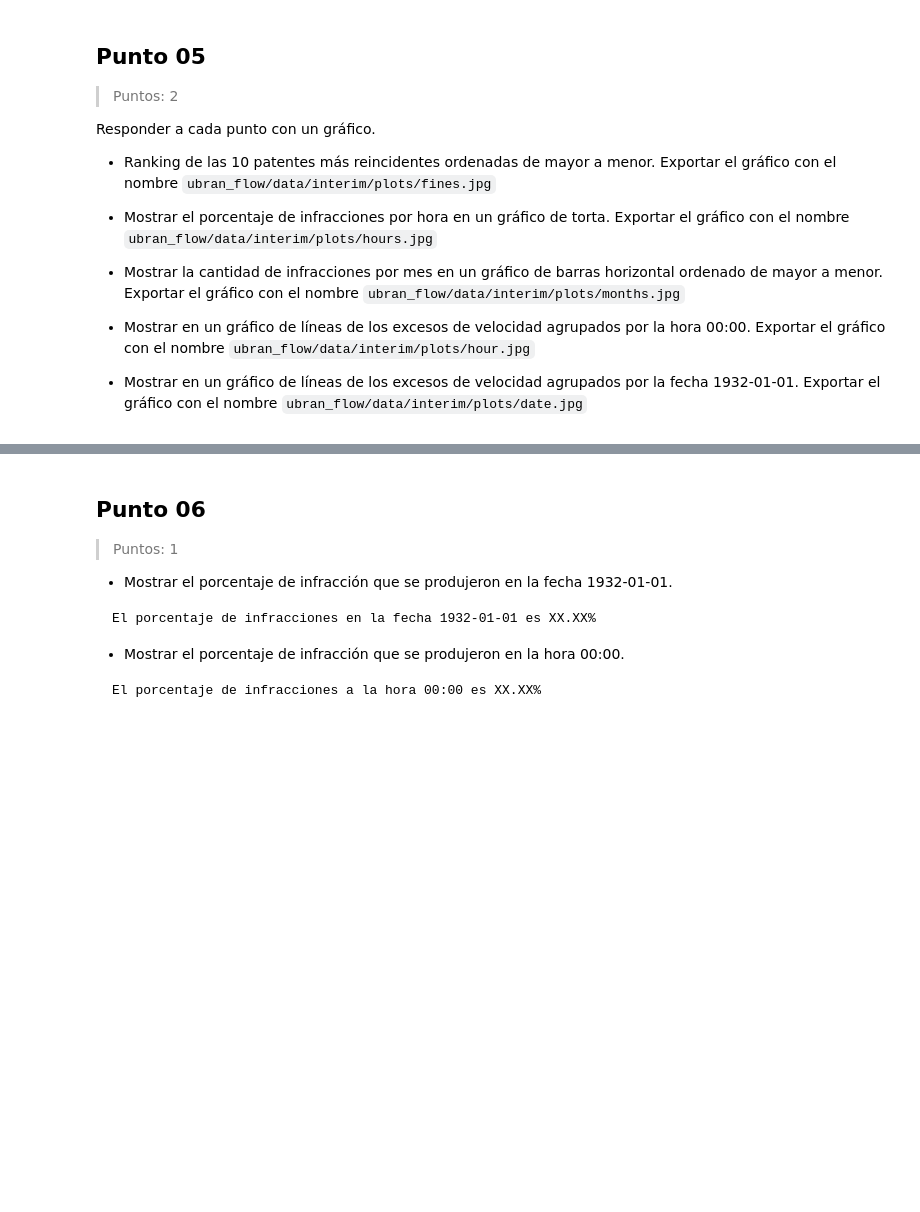
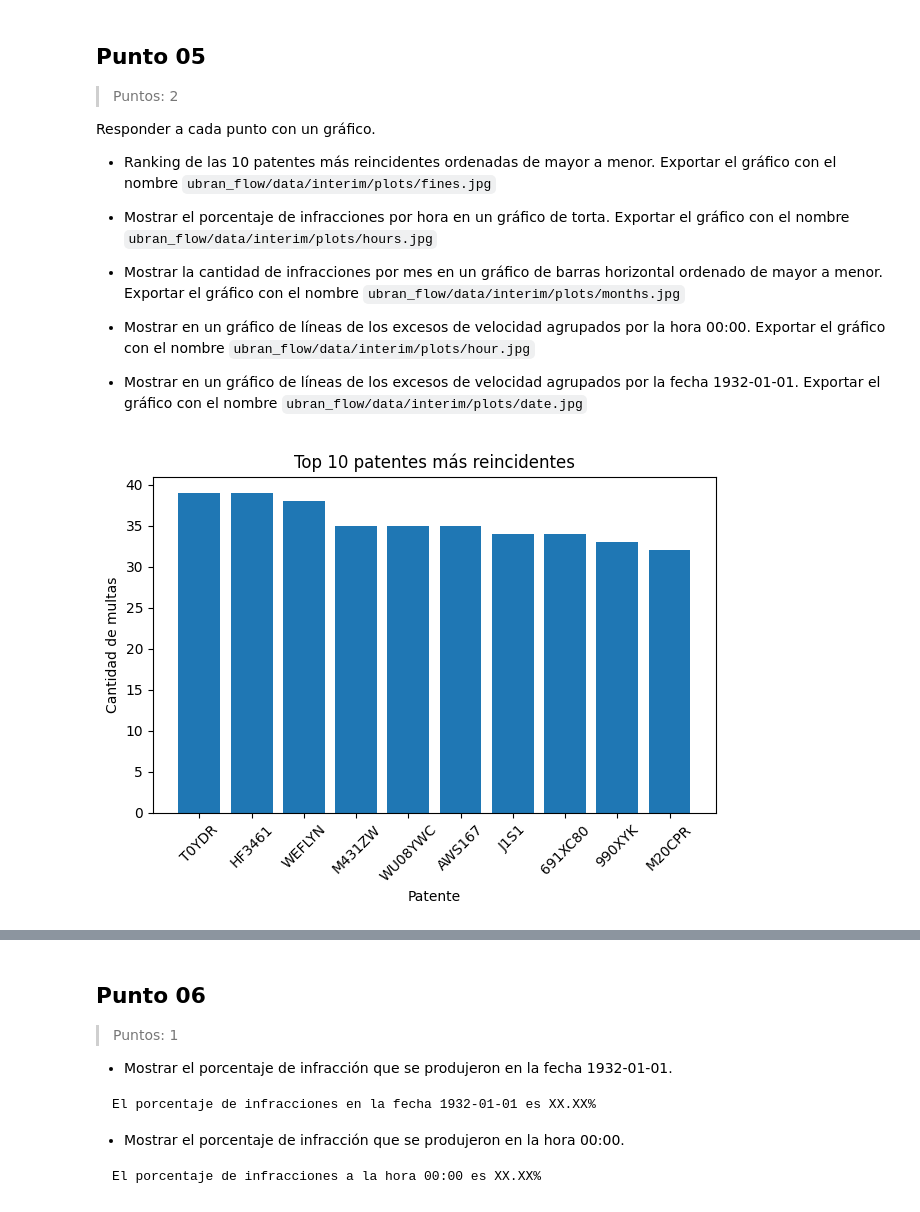
Before and after one commit to GomezMorales/urban_flow_tp_integrador, a Jupyter notebook: 01_Urban_Flow-Tejerina_Quiroga_Bonifacio_GomezMorales.ipynb, the cells around one changed output, grey strips where cells are left out. Cells and saved outputs as stored; diff of their text form; code cells hidden in the pictures; blank space fills up the shorter version.

Commit message:
Agregar visualizaciones

```diff
--- a/01_Urban_Flow-Tejerina_Quiroga_Bonifacio_GomezMorales.ipynb
+++ b/01_Urban_Flow-Tejerina_Quiroga_Bonifacio_GomezMorales.ipynb
@@ -660,3 +660,30 @@ Responder a cada punto con un gráfico.
 - Mostrar en un gráfico de líneas de los excesos de velocidad agrupados por la hora 00:00. Exportar el gráfico con el nombre `ubran_flow/data/interim/plots/hour.jpg`
 
 - Mostrar en un gráfico de líneas de los excesos de velocidad agrupados por la fecha 1932-01-01. Exportar el gráfico con el nombre `ubran_flow/data/interim/plots/date.jpg`
+# %%
+df = pd.read_csv("urban_flow/data/interim/speeding_fines_interim.csv")
+
+def guardar_grafico(ruta: str) -> None:
+  """Guarda y muestra el gráfico actual."""
+  plt.tight_layout()
+  plt.savefig(ruta)
+  plt.show()
+# %%
+# Título: Top 10 patentes más reincidentes
+
+top_patentes = (
+  df["patente"]
+  .value_counts()
+  .head(10)
+  .sort_values(ascending=False)
+)
+
+figura = plt.figure(dpi=100)
+plt.bar(top_patentes.index, top_patentes.values)
+plt.title("Top 10 patentes más reincidentes")
+plt.xlabel("Patente")
+plt.ylabel("Cantidad de multas")
+plt.xticks(rotation=45)
+guardar_grafico("urban_flow/data/interim/plots/fines.jpg")
+# %% [output]
+[figure, added]
```
Also changed, not shown: parts of 5 cells of this notebook, 5 other files.
